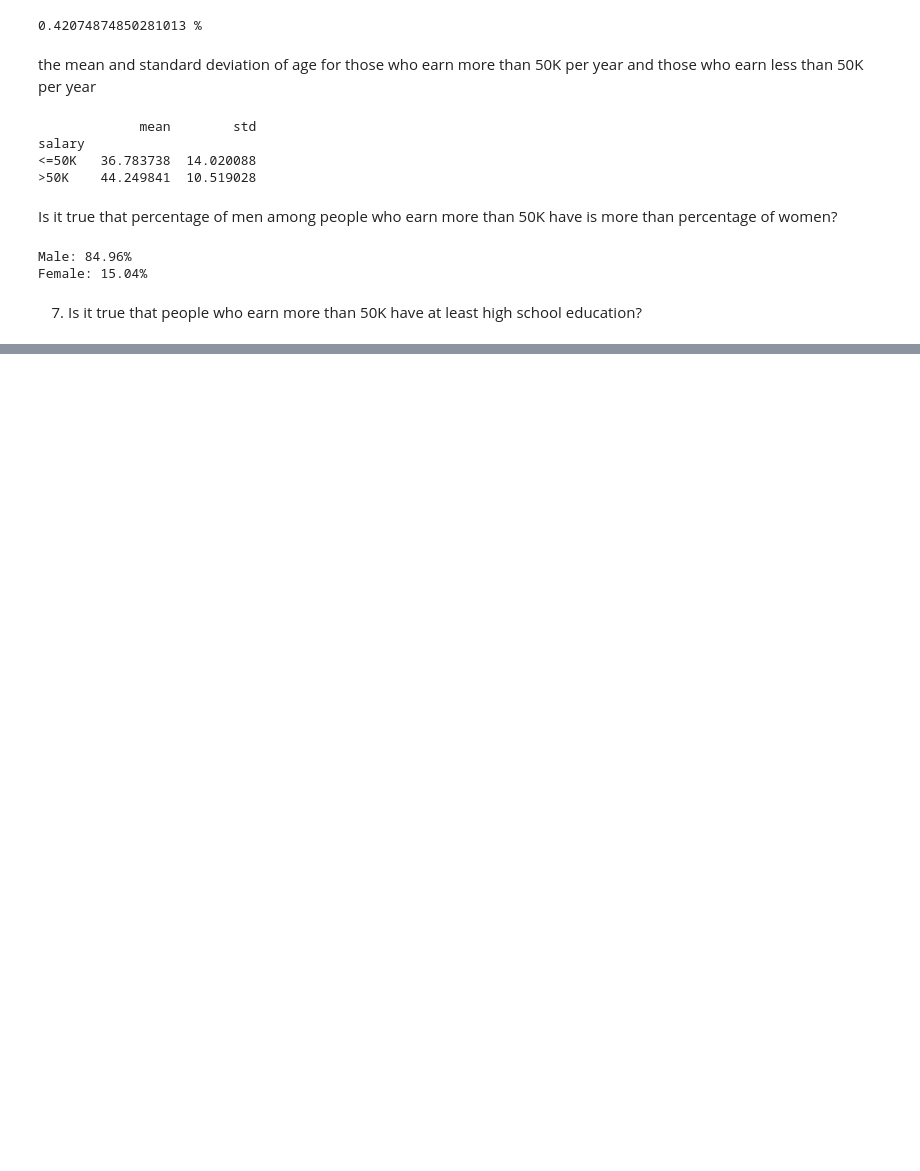
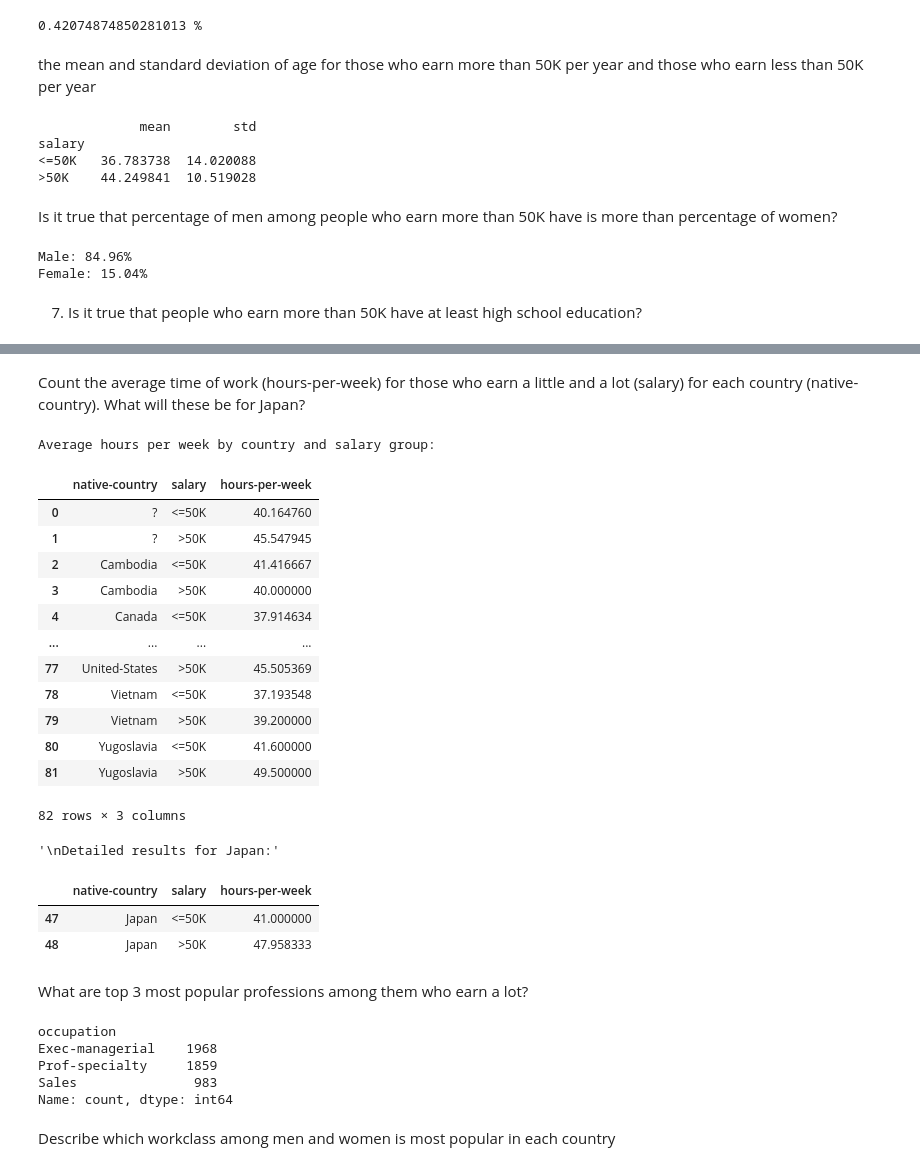
Before and after one commit to Sup9rMax/lab1DA, a Jupyter notebook: lab1.1.ipynb, the cells around one changed output, grey strips where cells are left out. Drawn from its saved outputs; the diff is of its cells as text; code cells hidden in the pictures; blank space fills up the shorter version.

```diff
--- a/lab1.1.ipynb
+++ b/lab1.1.ipynb
@@ -82,0 +171,44 @@ Female: 15.04%
+# %% [markdown]
+Count the average time of work (hours-per-week) for those who earn a little and a lot (salary) for each country (native-country). What will these be for Japan?
+# %%
+country_avg_hours = data.groupby(['native-country', 'salary'])['hours-per-week'].mean().reset_index()
+
+# Display results for all countries
+print("Average hours per week by country and salary group:")
+display(country_avg_hours)
+
+# Show specifically Japan's results
+display("\nDetailed results for Japan:")
+display(country_avg_hours[country_avg_hours['native-country'] == 'Japan'])
+# %% [output]
+Average hours per week by country and salary group:
+|  | native-country | salary | hours-per-week |
+| 0 | ? | <=50K | 40.164760 |
+| 1 | ? | >50K | 45.547945 |
+| 2 | Cambodia | <=50K | 41.416667 |
+| 3 | Cambodia | >50K | 40.000000 |
+| 4 | Canada | <=50K | 37.914634 |
+| ... | ... | ... | ... |
+| 77 | United-States | >50K | 45.505369 |
+| 78 | Vietnam | <=50K | 37.193548 |
+| 79 | Vietnam | >50K | 39.200000 |
+| 80 | Yugoslavia | <=50K | 41.600000 |
+| 81 | Yugoslavia | >50K | 49.500000 |
+82 rows × 3 columns
+'\nDetailed results for Japan:'
+|  | native-country | salary | hours-per-week |
+| 47 | Japan | <=50K | 41.000000 |
+| 48 | Japan | >50K | 47.958333 |
+# %% [markdown]
+What are top 3 most popular professions among them who earn a lot?
+# %%
+top3 = high_earners['occupation'].value_counts().head(3)
+display(top3)
+# %% [output]
+occupation
+Exec-managerial    1968
+Prof-specialty     1859
+Sales               983
+Name: count, dtype: int64
+# %% [markdown]
+Describe which workclass among men and women is most popular in each country
```
Also changed, not shown: parts of 8 cells of this notebook.
